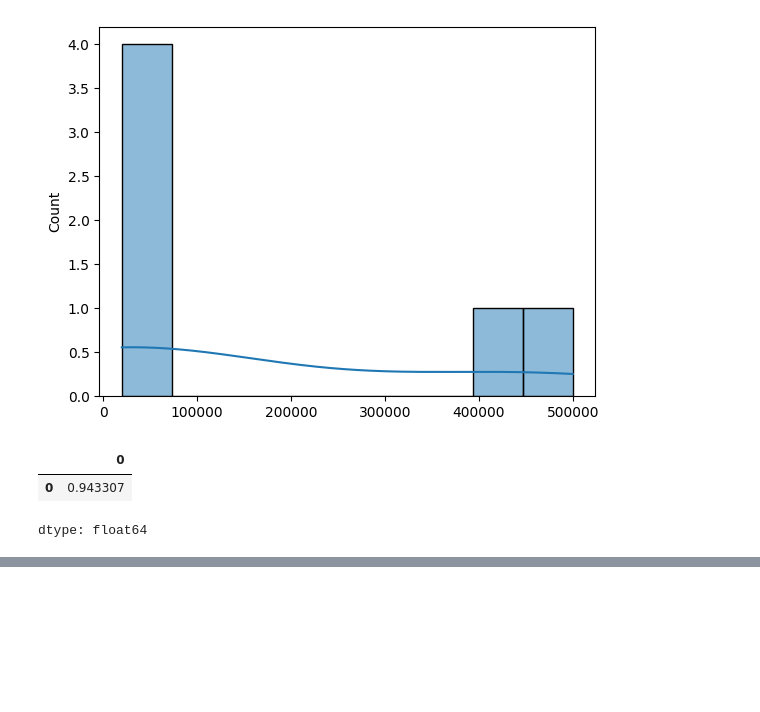
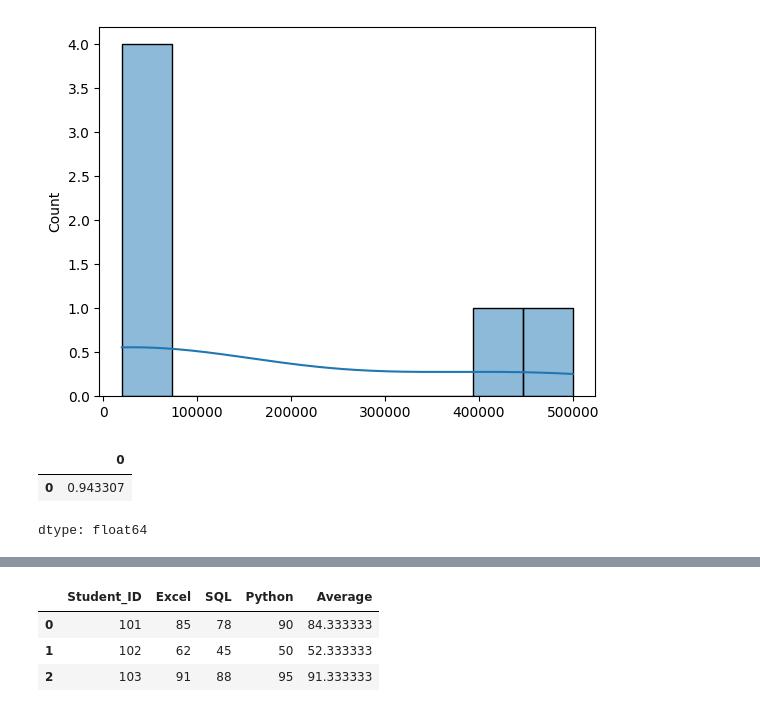
Before and after one commit to priya25-art/Machine-Learning, a Jupyter notebook: Machine_learning.ipynb, the cells around one changed output, grey strips where cells are left out. Cells and saved outputs as stored; diff of their text form; code cells hidden in the pictures; blank space fills up the shorter version.

```diff
--- a/Machine_learning.ipynb
+++ b/Machine_learning.ipynb
@@ -228,0 +299,18 @@ dtype: float64
+# %%
+# Recreate a sample DataFrame with the missing columns
+data = {
+    "Student_ID": [101, 102, 103],
+    "Excel": [85, 62, 91],
+    "SQL": [78, 45, 88],
+    "Python": [90, 50, 95]
+}
+df = pd.DataFrame(data)
+
+# Calculate the average across the specified columns
+df["Average"] = df[["Excel", "SQL", "Python"]].mean(axis=1)
+df
+# %% [output]
+|  | Student_ID | Excel | SQL | Python | Average |
+| 0 | 101 | 85 | 78 | 90 | 84.333333 |
+| 1 | 102 | 62 | 45 | 50 | 52.333333 |
+| 2 | 103 | 91 | 88 | 95 | 91.333333 |
```
Also changed, not shown: parts of 7 cells of this notebook.
